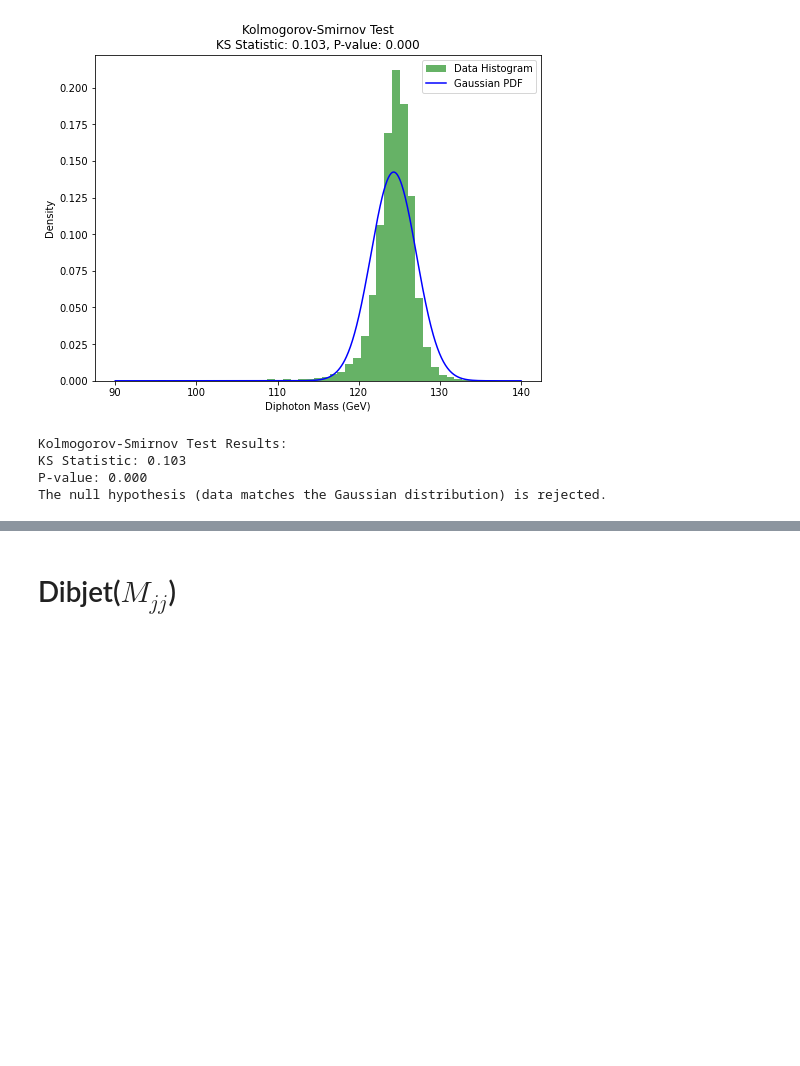
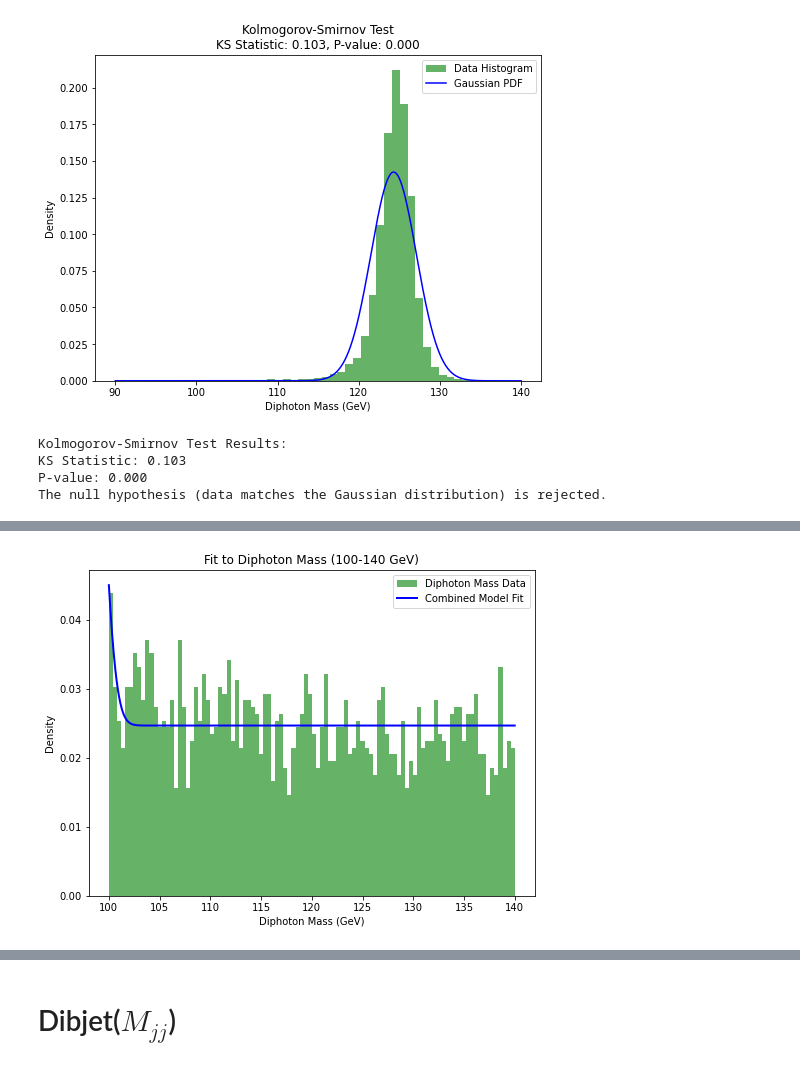
Before and after one commit to tiwariPC/hhbbgg_AwkwardAnalyzer, a Jupyter notebook: stats_study/notebook_signal_fitting/signal_mass_fitting .ipynb, the cells around one changed output, grey strips where cells are left out. Drawn from its saved outputs; the diff is of its cells as text; code cells hidden in the pictures; blank space fills up the shorter version.

```diff
--- a/stats_study/notebook_signal_fitting/signal_mass_fitting .ipynb
+++ b/stats_study/notebook_signal_fitting/signal_mass_fitting .ipynb
@@ -549,0 +553,98 @@ The null hypothesis (data matches the Gaussian distribution) is rejected.
+# %%
+import numpy as np
+import matplotlib.pyplot as plt
+from scipy.optimize import minimize
+import uproot
+
+# Define the Gaussian function
+def gaussian(x, mu, sigma, amplitude):
+    return amplitude * np.exp(-0.5 * ((x - mu) / sigma) ** 2)
+
+# Define the double-sided Crystal Ball function
+def double_sided_crystal_ball(x, mu, sigma, alpha_low, n_low, alpha_high, n_high, amplitude):
+    t = (x - mu) / sigma
+    result = np.zeros_like(t)
+
+    # Left tail
+    mask_low = t < -alpha_low
+    A_low = ((n_low / abs(alpha_low)) ** n_low) * np.exp(-alpha_low ** 2 / 2)
+    B_low = n_low / abs(alpha_low) - abs(alpha_low)
+    result[mask_low] = A_low * (B_low - t[mask_low]) ** -n_low
+
+    # Right tail
+    mask_high = t > alpha_high
+    A_high = ((n_high / abs(alpha_high)) ** n_high) * np.exp(-alpha_high ** 2 / 2)
+    B_high = n_high / abs(alpha_high) - abs(alpha_high)
+    result[mask_high] = A_high * (B_high + t[mask_high]) ** -n_high
+
+    # Core
+    mask_core = ~mask_low & ~mask_high
+    result[mask_core] = np.exp(-0.5 * t[mask_core] ** 2)
+
+    return amplitude * result
+
+# Combined model: Sum of Gaussian and CB
+def combined_model(x, *params):
+    mu1, sigma1, amp1, mu2, sigma2, amp2, mu_cb, sigma_cb, alpha_low, n_low, alpha_high, n_high, amp_cb = params
+    return (
+        gaussian(x, mu1, sigma1, amp1) +
+        gaussian(x, mu2, sigma2, amp2) +
+        double_sided_crystal_ball(x, mu_cb, sigma_cb, alpha_low, n_low, alpha_high, n_high, amp_cb)
+    )
+
+# Cost function for combined model fitting
+def combined_cost_function(params, x, y):
+    y_model = combined_model(x, *params)
+    return np.sum((y - y_model) ** 2)
+
+# Load the ROOT file and extract data
+file_path = "../../../output_root/v1_v2_comparison/NMSSM_X300_Y60.root"
+tree_name = "DiphotonTree/data_125_13TeV_NOTAG/"
+with uproot.open(file_path) as file:
+    tree = file[tree_name]
+    diphoton_mass = tree["Res_dijet_mass"].array(library="ak")
+
+# Filter data to the desired range
+mass_min, mass_max = 100, 140
+filtered_mass = diphoton_mass[(diphoton_mass >= mass_min) & (diphoton_mass <= mass_max)]
+filtered_mass_np = np.asarray(filtered_mass)
+
+# Define histogram bins and compute histogram
+bins = 100
+hist, bin_edges = np.histogram(filtered_mass_np, bins=bins, range=(mass_min, mass_max), density=True)
+bin_centers = (bin_edges[:-1] + bin_edges[1:]) / 2
+
+# Initial guesses for parameters
+initial_params = [
+    125, 1.5, 0.1,  # Gaussian 1 (mu, sigma, amp)
+    124, 1.2, 0.05,  # Gaussian 2 (mu, sigma, amp)
+    125, 2, 1, 1, 1, 1, 1  # Crystal Ball (mu, sigma, alpha_low, n_low, alpha_high, n_high, amp)
+]
+
+# Fit the combined model to the histogram data
+result = minimize(combined_cost_function, initial_params, args=(bin_centers, hist), method="Nelder-Mead")
+
+# Extract fitted parameters
+fitted_params = result.x
+
+# Generate the fitted curve
+x_values = np.linspace(mass_min, mass_max, 1000)
+fitted_curve = combined_model(x_values, *fitted_params)
+
+# Plot the results
+plt.figure(figsize=(8, 6))
+plt.hist(filtered_mass_np, bins=bins, range=(mass_min, mass_max), density=True, alpha=0.6, color="g", label="Diphoton Mass Data")
+plt.plot(x_values, fitted_curve, "b-", label="Combined Model Fit", linewidth=2)
+plt.xlabel("Diphoton Mass (GeV)")
+plt.ylabel("Density")
+plt.title("Fit to Diphoton Mass (100-140 GeV)")
+plt.legend()
+plt.show()
+
+# Print the fitted parameters
+print("Fitted Parameters:")
+print(f"Gaussian 1: mu={fitted_params[0]:.3f}, sigma={fitted_params[1]:.3f}, amp={fitted_params[2]:.3f}")
+print(f"Gaussian 2: mu={fitted_params[3]:.3f}, sigma={fitted_params[4]:.3f}, amp={fitted_params[5]:.3f}")
+print(f"Crystal Ball: mu={fitted_params[6]:.3f}, sigma={fitted_params[7]:.3f}, alpha_low={fitted_params[8]:.3f}, n_low={fitted_params[9]:.3f}, alpha_high={fitted_params[10]:.3f}, n_high={fitted_params[11]:.3f}, amp={fitted_params[12]:.3f}")
+# %% [output]
+[figure, added]
```
Also changed, not shown: parts of 8 cells of this notebook.
